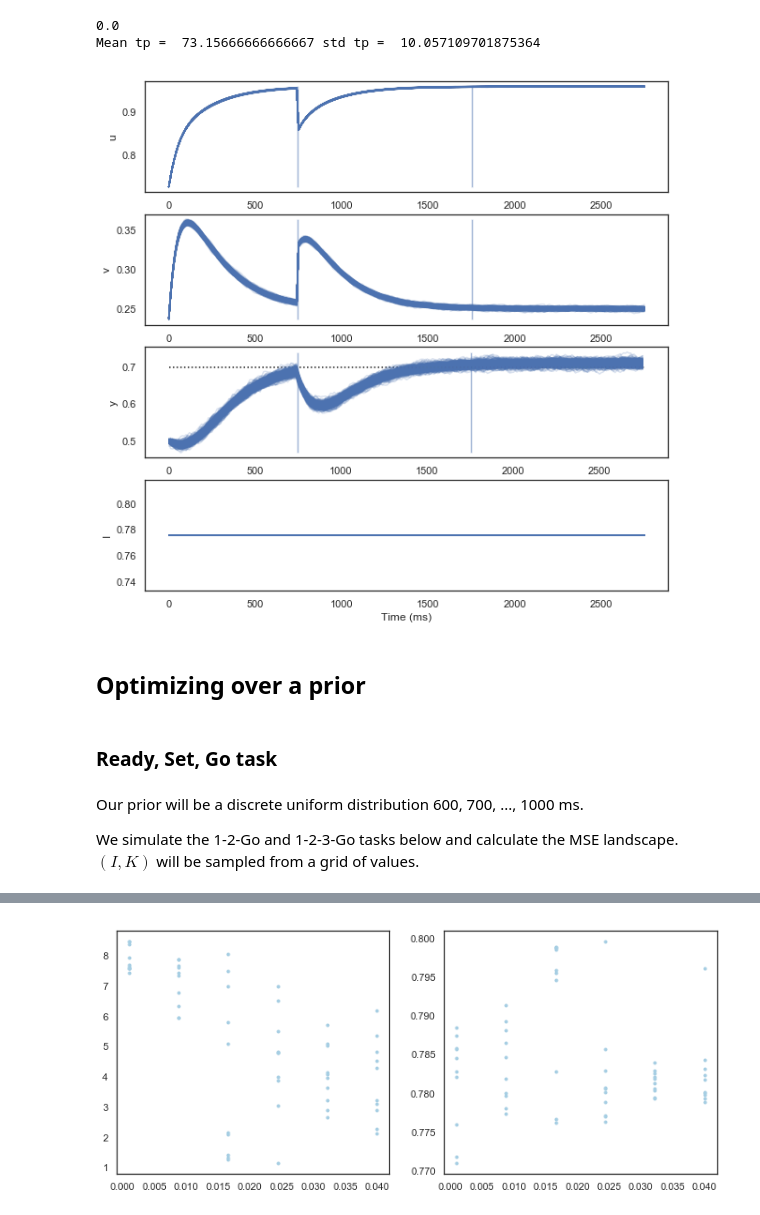
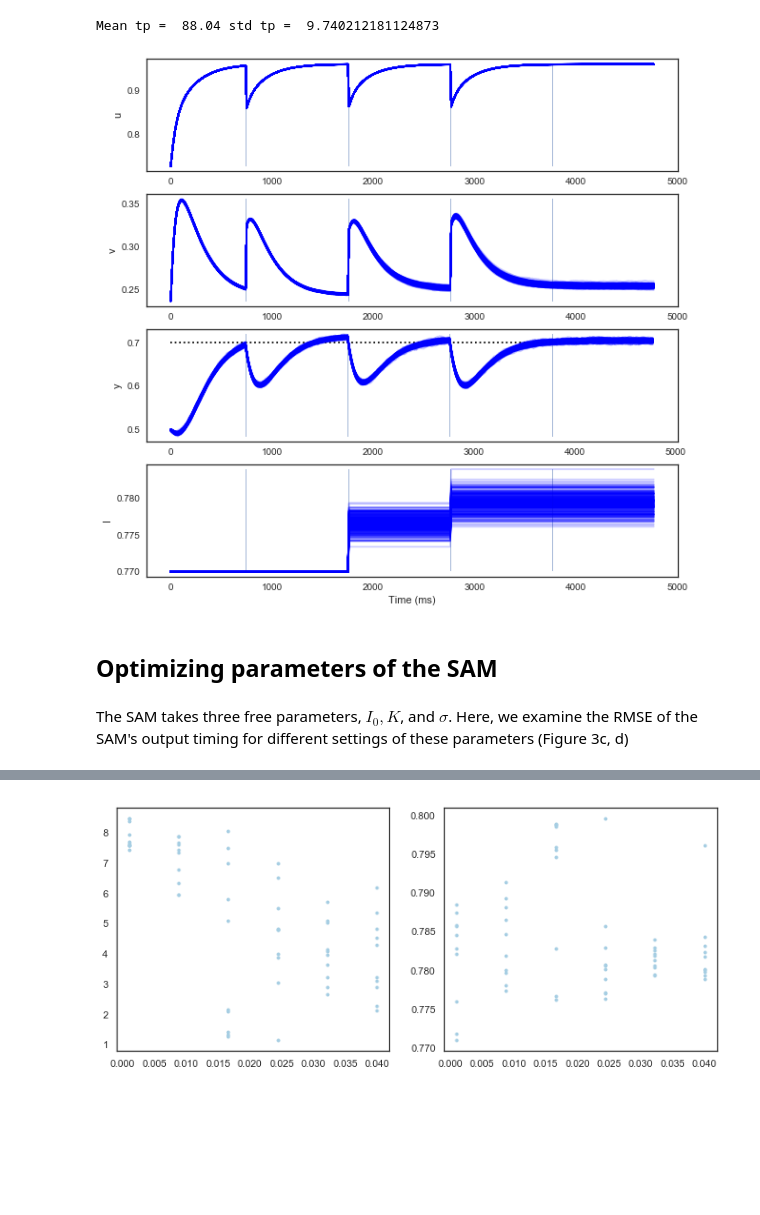
Before and after one commit to jazlab/SE_NL_MJ_2020, a Jupyter notebook: SAM_simulations.ipynb, the cells around one changed output, grey strips where cells are left out. Saved outputs shown, nothing was run; the diff lists cells and outputs as text; code cells hidden in the pictures; blank space fills up the shorter version.

```diff
--- a/integrator_feedback_circuit.ipynb
+++ b/SAM_simulations.ipynb
@@ -70,7 +82,7 @@ def start_simulation_parallel(state_init, params, K, sigma, niter):
         * y: initial state of y (readout neuron)
         * sig: state indicator (0 or 1)
 
-    params: a dictionary of relevant parameters
+    params: a dictionary of relevant parameters of the network, see PARAMS_DICT
     niter: number of iterations
 
     Outputs: each list contains niter elements
@@ -89,7 +101,6 @@ def start_simulation_parallel(state_init, params, K, sigma, niter):
     Wvu = params['Wvu']
     dt = params['dt']
     tau = params['tau']
-    ext = params['ext']
     y0 = params['y0'] #The target (threshold) value of y
     IF = params['IF']
 
@@ -280,0 +295,21 @@ def get_time_lst(ntrials, duration, nstages, sigma, K, initI):
+# %%
+# Figure 3a
+sigma = 0.01
+I = 0.77
+K = 5.0
+duration = 400
+
+np.random.seed(2018)
+ulst, vlst, ylst, Ilst, siglst, ylst2 = simulate_trial(ntrials=300, nstages=4, duration=duration, sigma=sigma,
+                                                       K=K, initI=I)
+plot_simulation_parallel(ulst, vlst, ylst, Ilst, siglst, PARAMS_DICT)
+
+Ylst2 = np.array(ylst2)
+times = get_times_lst_from_y(np.array(Ylst2))
+times = times[(times > 0) & (times != np.inf)]
+print('Mean tp = ', np.mean(times), 'std tp = ', np.std(times))
+
+# Save the parameters in a .mat file
+#scipy.io.savemat('PlotTools/uv_simulation_data020819_K5_00_I0_77_s0_01_400ms.mat', {'ulst': ulst, 'vlst': vlst, 'ylst': ylst,
+#                                                  'Ilst': Ilst, 'siglst': siglst, 'PARAMS': PARAMS_DICT,
+#                                                   'sigma': sigma, 'K': K, 'I': I})
@@ -281,36 +319,31 @@ def get_time_lst(ntrials, duration, nstages, sigma, K, initI):
 # %%
-sigma = 0.03
-I = 0.7755
-K = 5.8
+# Figure 3b
+sigma = 0.01
+I = 0.77
+K = 5.0
 duration = 1000
 
-#ulst, vlst, ylst, Ilst, siglst, ylst2 = simulate_trial(nstages=3, sigma=sigma, K=K, initI=0.766)
 np.random.seed(2018)
-ulst, vlst, ylst, Ilst, siglst, ylst2 = simulate_trial(ntrials=300, nstages=2, duration=duration, sigma=sigma,
+ulst, vlst, ylst, Ilst, siglst, ylst2 = simulate_trial(ntrials=300, nstages=4, duration=duration, sigma=sigma,
                                                        K=K, initI=I)
 plot_simulation_parallel(ulst, vlst, ylst, Ilst, siglst, PARAMS_DICT)
 
 Ylst2 = np.array(ylst2)
 times = get_times_lst_from_y(np.array(Ylst2))
 times = times[(times > 0) & (times != np.inf)]
 print('Mean tp = ', np.mean(times), 'std tp = ', np.std(times))
 
 # Save the parameters in a .mat file
 #scipy.io.savemat('PlotTools/uv_simulation_data020819_K5_00_I0_77_s0_01_400ms.mat', {'ulst': ulst, 'vlst': vlst, 'ylst': ylst,
 #                                                  'Ilst': Ilst, 'siglst': siglst, 'PARAMS': PARAMS_DICT,
 #                                                   'sigma': sigma, 'K': K, 'I': I})
 # %% [output]
-0.0
-Mean tp =  73.15666666666667 std tp =  10.057109701875364
+Mean tp =  88.04 std tp =  9.740212181124873
-[figure, old version]
+[figure, new version]
-# %% [markdown]
-## Optimizing over a prior
-# %% [markdown]
-### Ready, Set, Go task
-# %% [markdown]
-Our prior will be a discrete uniform distribution 600, 700, ..., 1000 ms.
-
-We simulate the 1-2-Go and 1-2-3-Go tasks below and calculate the MSE landscape. $(I, K)$ will be sampled from a grid of values.
+# %% [markdown]
+## Optimizing parameters of the SAM
+# %% [markdown]
+The SAM takes three free parameters, $I_0, K$, and $\sigma$. Here, we examine the RMSE of the SAM's output timing for different settings of these parameters (Figure 3c, d)
 # %%
 def find_rmse(durations, ntrials, nstages, sigma, I, K, return_inf):
     '''Do multiple simulations to find the expected mse of the given set of parameters'''
```
Also changed, not shown: parts of 14 cells of this notebook, 1 other file.
